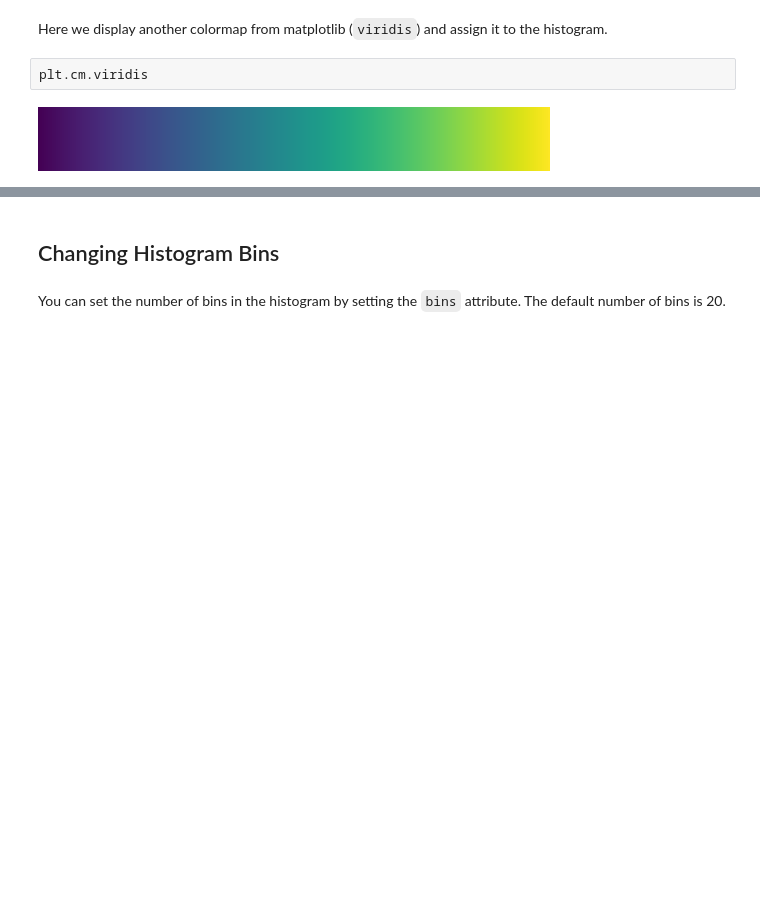
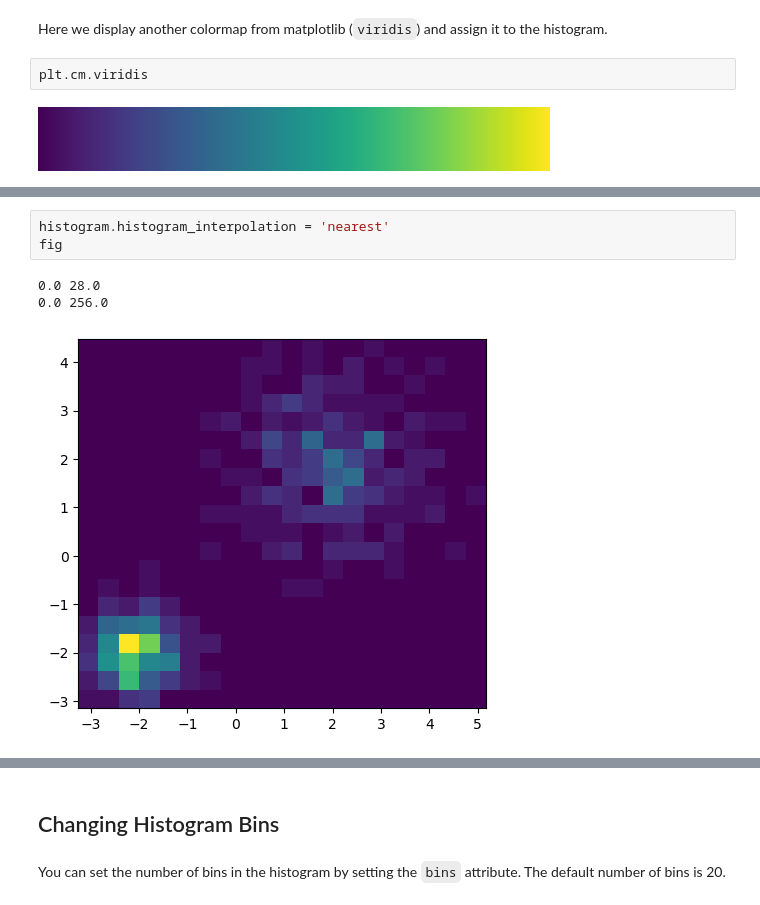
Before and after one commit to BiAPoL/biaplotter, a Jupyter notebook: docs/examples/histogram_artist_example.ipynb, the cells around one changed output, grey strips where cells are left out. Cells and saved outputs as stored; diff of their text form; blank space fills up the shorter version.

```diff
--- a/docs/examples/histogram_artist_example.ipynb
+++ b/docs/examples/histogram_artist_example.ipynb
@@ -161,0 +153,7 @@ fig
+# %%
+histogram.histogram_interpolation = 'nearest'
+fig
+# %% [output]
+0.0 28.0
+0.0 256.0
+[figure, added]
```
Also changed, not shown: parts of 31 cells of this notebook, 2 other files.
